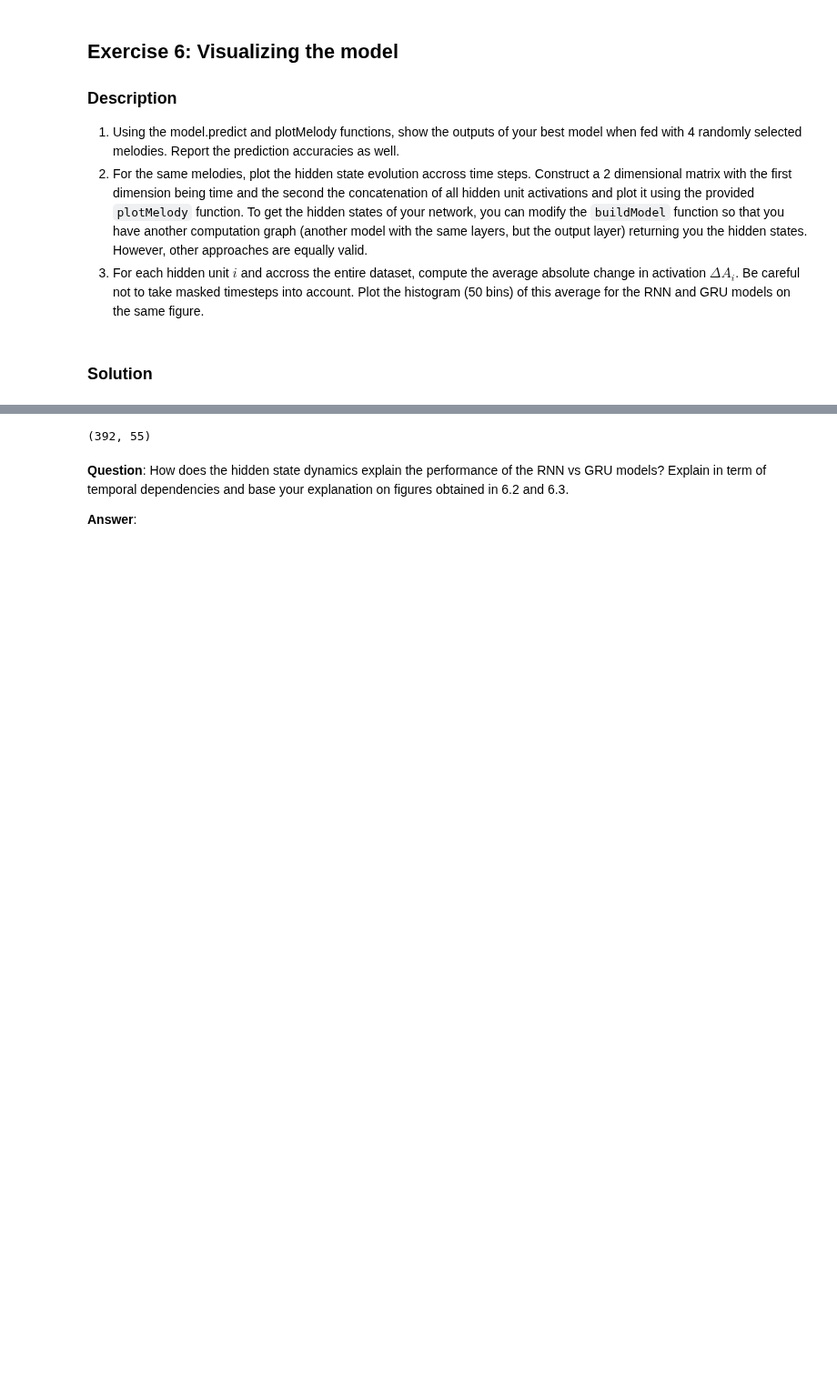
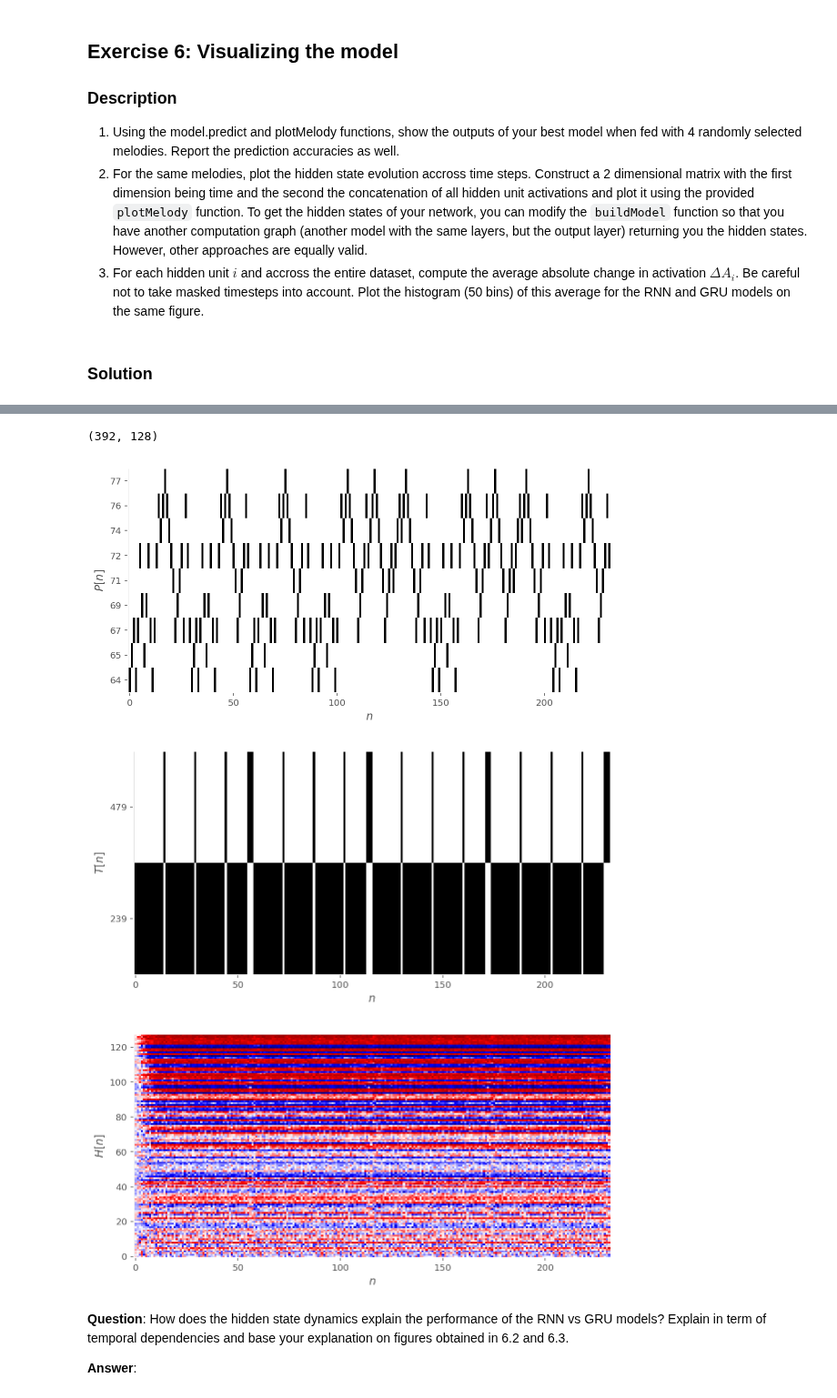
Before and after one commit to lguillain/Artificial-Neural-Networks, a Jupyter notebook: miniproject2/miniproject2_Leonore.ipynb, the cells around one changed output, grey strips where cells are left out. Shown at 91% size. Saved outputs shown, nothing was run; the diff lists cells and outputs as text; code cells hidden in the pictures; blank space fills up the shorter version.

```diff
--- a/miniproject2/miniproject2_Leonore.ipynb
+++ b/miniproject2/miniproject2_Leonore.ipynb
@@ -549,6 +549,15 @@ plt.yscale('log')
 plt.show()
 # %% [output]
 [figure]
+# %%
+#save to pickle for now
+
+dictionaries = {'T': new_T, 'P': new_P}
+
+pickle.dump( dictionaries, open( "dictionaries.pkl", "wb" ) )
+
+with open('dictionaries.pkl', 'rb') as f:
+    dictionaries = pickle.load(f)
 # %% [markdown]
 ## Exercise 4: One-hot and zero-padding
 ### Description
@@ -701,6 +710,7 @@ def buildModel(dictionaries, batch_length, dropout=0.2, activation='GRU', Hsize=
     Y['P'] = TimeDistributed(Dense(len(dictionaries['P']), activation='softmax'), name='YP')(H['2'])
 
     model = Model(inputs = [X['T'], X['P']], outputs = [Y['T'], Y['P']])
+    model_2 = Model(inputs = [X['T'], X['P']], outputs = [Y['T'], Y['P'], H['2']])
     opt = Adam()
     model.compile(
         loss='categorical_crossentropy',
@@ -708,9 +718,9 @@ def buildModel(dictionaries, batch_length, dropout=0.2, activation='GRU', Hsize=
         metrics=['acc'])
 
 
-    return model
+    return model, model_2
 
-RNNmodel = buildModel(dictionaries,
+RNNmodel, StateModel = buildModel(dictionaries,
                       batch_length=maxlen-1,#Put here the number of notes (timesteps) you have in your Zero-padded matrices
                       activation='RNN')
 RNNmodel.summary()
@@ -880,7 +872,14 @@ Prediction
-# %%
-P[:-1].shape
-# %% [output]
-(392, 55)
+# %%
+#2
+XP, YP, S = StateModel.predict(X)
+# %% [output]
+(392, 128)
+# %%
+plotMelody(P, T,dictionaries=dictionaries, H=S[0])
+# %% [output]
+[figure, added]
+[figure, added]
+[figure, added]
 # %% [markdown]
 **Question**: How does the hidden state dynamics explain the performance of the RNN vs GRU models? Explain in term of temporal dependencies and base your explanation on figures obtained in 6.2 and 6.3.
 
```
Also changed, not shown: parts of 3 cells of this notebook, 1 other file.
